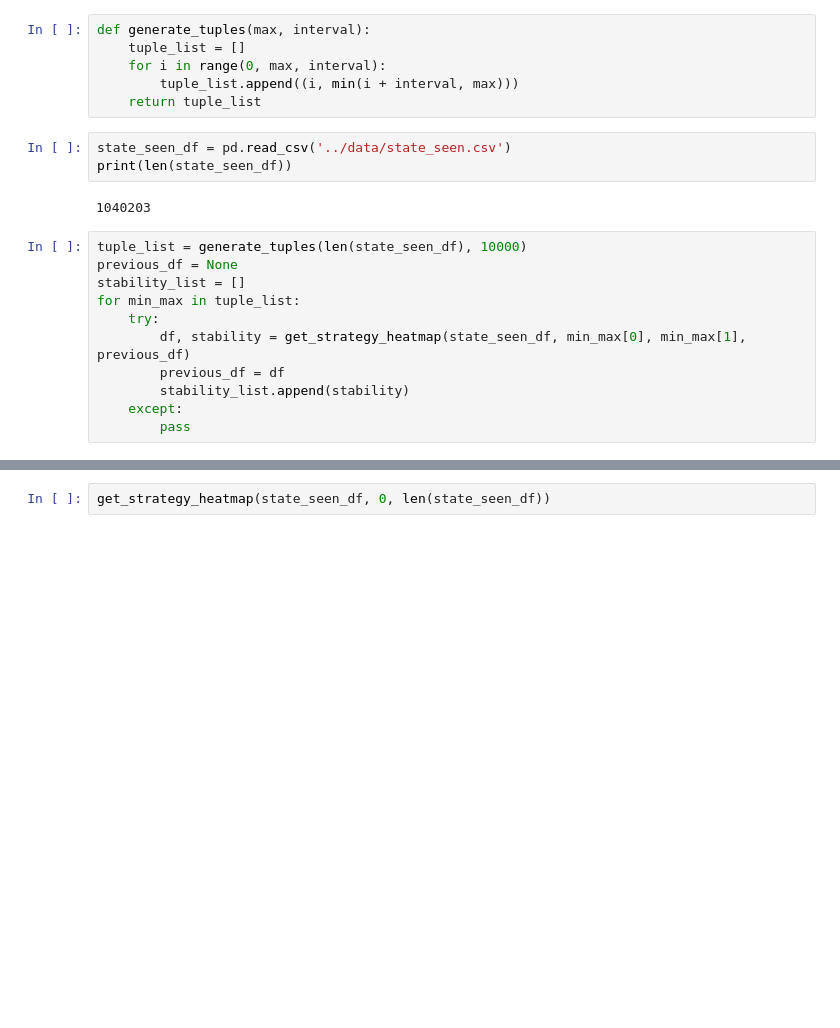
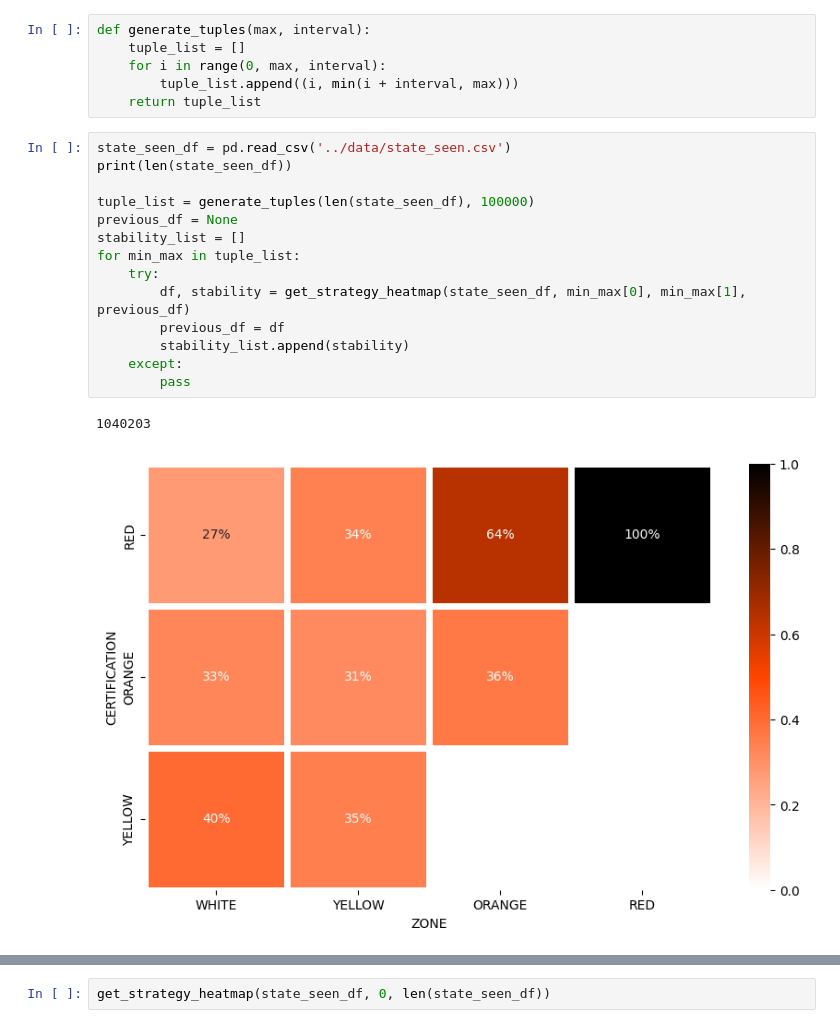
Before and after one commit to andreabazerla/dpcm-card-game, a Jupyter notebook: notebooks/analysis.ipynb, the cells around one changed output, grey strips where cells are left out. Cells and saved outputs as stored; diff of their text form; blank space fills up the shorter version.

```diff
--- a/notebooks/analysis.ipynb
+++ b/notebooks/analysis.ipynb
@@ -403,19 +405,20 @@ def generate_tuples(max, interval):
     for i in range(0, max, interval):
         tuple_list.append((i, min(i + interval, max)))
     return tuple_list
-# %%
-state_seen_df = pd.read_csv('../data/state_seen.csv')
-print(len(state_seen_df))
-# %% [output]
-1040203
 # %%
-tuple_list = generate_tuples(len(state_seen_df), 10000)
+state_seen_df = pd.read_csv('../data/state_seen.csv')
+print(len(state_seen_df))
+
+tuple_list = generate_tuples(len(state_seen_df), 100000)
 previous_df = None
 stability_list = []
 for min_max in tuple_list:
     try:
         df, stability = get_strategy_heatmap(state_seen_df, min_max[0], min_max[1], previous_df)
         previous_df = df
         stability_list.append(stability)
     except:
         pass
+# %% [output]
+1040203
+[figure, added]
```
Also changed, not shown: parts of 9 cells of this notebook.
